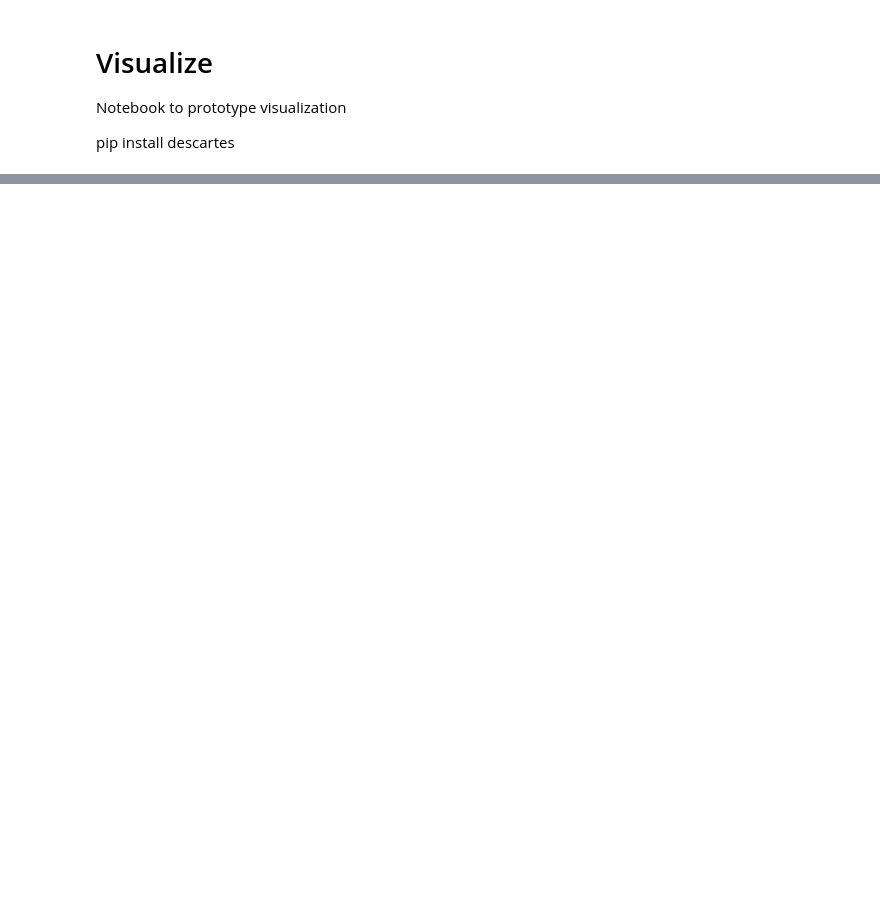
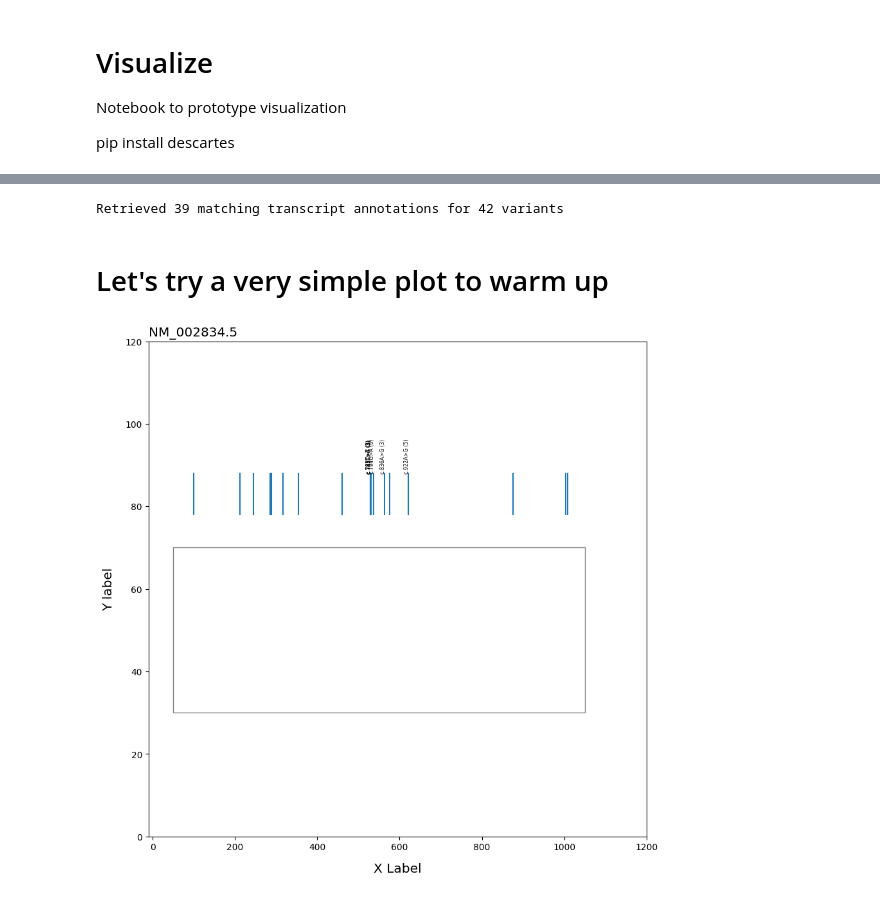
Before and after one commit to monarch-initiative/gpsea, a Jupyter notebook: notebooks/visualize.ipynb, the cells around one changed output, grey strips where cells are left out. Cells and saved outputs as stored; diff of their text form; code cells hidden in the pictures; blank space fills up the shorter version.

```diff
--- a/notebooks/visualize.ipynb
+++ b/notebooks/visualize.ipynb
@@ -117,3 +26,0 @@ vvt_model = VvTranscriptModel(json_data_ptpn11)
-# %%
-for k, v in json_data_ptpn11.items():
-    print(k,v)
@@ -198,0 +106,3 @@ ta = TranscriptAnnotation(t1)
+# %%
+# av is a set of genophenocorr.model._variant.Variant
+av = ptpn11_cohort.all_variants
@@ -198,0 +241,8 @@ ta = TranscriptAnnotation(t1)
+# %%
+# the length of the ref protein in our example is 593.
+# todo -- calculate from exon and CDS data rather than looking up
+tv = ProteinVariantVisualiser(variant_set=av, tx=transcript1, prot_len = 593 )
+# %% [output]
+Retrieved 39 matching transcript annotations for 42 variants
+# %% [markdown]
+# Let's try a very simple plot to warm up
@@ -198,0 +256,60 @@ ta = TranscriptAnnotation(t1)
+# %%
+import typing
+def get_interpolated_location_in_protein(start_in_prot:int, end_in_prot:int, prot_len:int, plot_width:int=1200, margin_size:int=20) -> typing.Tuple[int,int]:
+    used_plot_width = plot_width - 2*margin_size
+    rel_start_pos_in_prot = start_in_prot / prot_len
+    start_x = margin_size + used_plot_width*rel_start_pos_in_prot
+    rel_end_pos_in_prot = end_in_prot / prot_len
+    end_x = margin_size + used_plot_width*rel_end_pos_in_prot
+    return (start_x, end_x)
+# %%
+from matplotlib.patches import Rectangle
+from matplotlib.collections import PatchCollection
+from matplotlib.lines import Line2D
+
+def create_plot(pviz:ProteinVariantVisualiser):
+    title = f"{pviz.tx_accession}"
+    fig, ax = plt.subplots(1, figsize=(10, 10))
+    THRESHOLD = 2
+    BOTTOM_MARGIN = 20
+    amino_acid_len = pviz._protein_len
+    # draw a box that is ten aax tall, where aax is the dimension of one amino acid
+    (prot_start, prot_end) = get_interpolated_location_in_protein(1, amino_acid_len, amino_acid_len)
+    box_height = 10/amino_acid_len
+    prot_width = prot_end - prot_start + 1
+    protein_height = prot_width/20
+    #rect = Rectangle((prot_start, BOTTOM_MARGIN), prot_width, protein_height)
+    rect = Rectangle((50, 30), 1000, 40, edgecolor='black', facecolor='white', alpha=0.5)
+    ax.add_patch(rect)
+    for v_tuple in pviz.get_sorted_variants():
+        var_id = v_tuple[0]
+        freq = v_tuple[1]
+        var = v_tuple[2]
+        fields = var.hgvs_cdna.split(":")
+        if len(fields) > 1:
+            mut_name = fields[1]
+        else:
+            mut_name = fields[0]
+        (xpos,JUNK_TODOREFACGTOR) = get_interpolated_location_in_protein(var.protein_start, 0, amino_acid_len)
+        x = [xpos, xpos]
+        ybase = BOTTOM_MARGIN + protein_height
+        ytop = ybase + 10
+        y = [ybase, ytop]
+        line = Line2D(x, y)
+        ax.add_line(line)
+        if freq >= THRESHOLD:
+            message = f"{mut_name} ({freq})"
+            ax.text(x=xpos,y=ybase+10, s=message, fontsize='xx-small', rotation = 90,
+         rotation_mode = 'anchor' )
+        #print(var.protein_start)
+
+    ax.set_title(title, loc='left', fontsize='x-large')
+    ax.set_xlabel('X Label', labelpad=12, fontsize=14.5)
+    ax.set_ylabel('Y label', labelpad=12, fontsize=14.5)
+    ax.set_xlim(-10, 1200)
+    ax.set_ylim(0,120)
+
+
+create_plot(tv)
+# %% [output]
+[figure, added]
```
Also changed, not shown: parts of 27 cells of this notebook, 2 other files.
